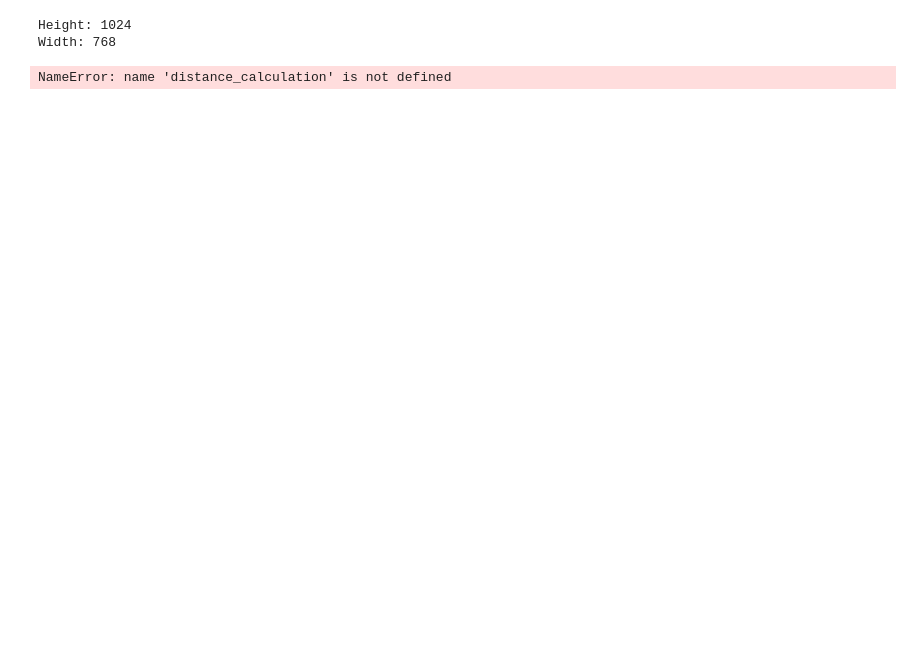
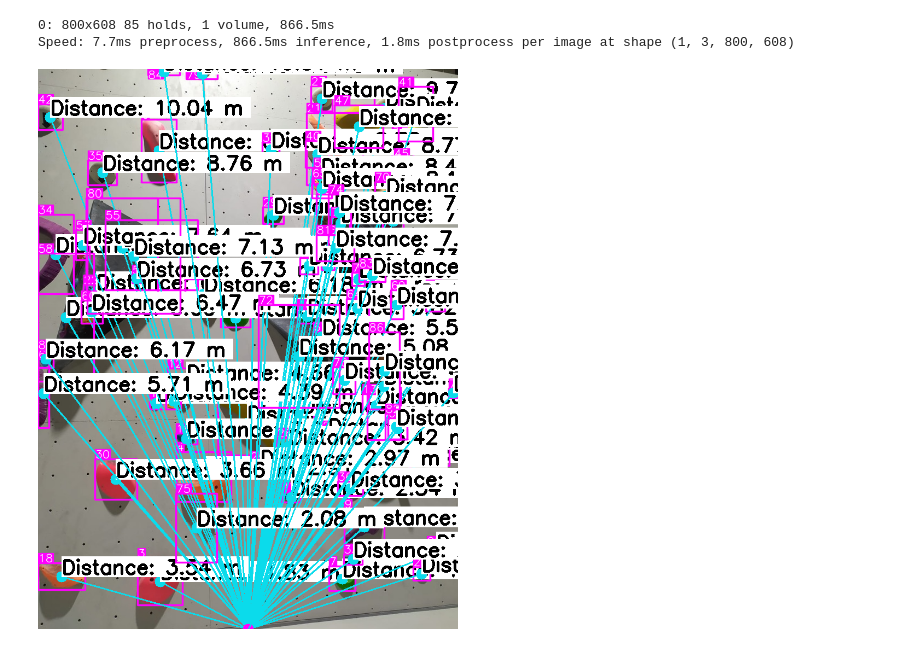
Before and after one commit to mkurc1/climbingcrux_model, a Jupyter notebook: notebooks/distance_detection.ipynb, the cells around one changed output. Cells and saved outputs as stored; diff of their text form; code cells hidden in the pictures; blank space fills up the shorter version.

Commit message:
Distance detection

```diff
--- a/notebooks/distance_detection.ipynb
+++ b/notebooks/distance_detection.ipynb
@@ -12,6 +22,0 @@ height, width, _ = img.shape
-# %%
-print('Height:', height)
-print('Width:', width)
-# %% [output]
-Height: 1024
-Width: 768
@@ -18 +25,7 @@ Width: 768
+# %%
+results = model.track(img, persist=True)
+boxes = results[0].boxes.xyxy.cpu()
+# %% [output]
+0: 800x608 85 holds, 1 volume, 866.5ms
+Speed: 7.7ms preprocess, 866.5ms inference, 1.8ms postprocess per image at shape (1, 3, 800, 608)
 # %%
@@ -21,8 +46,5 @@ box2 = {}
-# %%
-dist_obj = distance_calculation.DistanceCalculation()
-dist_obj.set_args(names=names, view_img=False)
-
-tracks = model.track(img, persist=True, show=False)
-distance = dist_obj.calculate_distance(box1, box2)
-# %% [output]
-NameError: name 'distance_calculation' is not defined
+# %%
+preview = cv2.cvtColor(img, cv2.COLOR_BGR2RGB) # Converting BGR to RGB
+display(Image.fromarray(preview))
+# %% [output]
+[figure, added]
```
Also changed, not shown: parts of 7 cells of this notebook, 1 other file.
